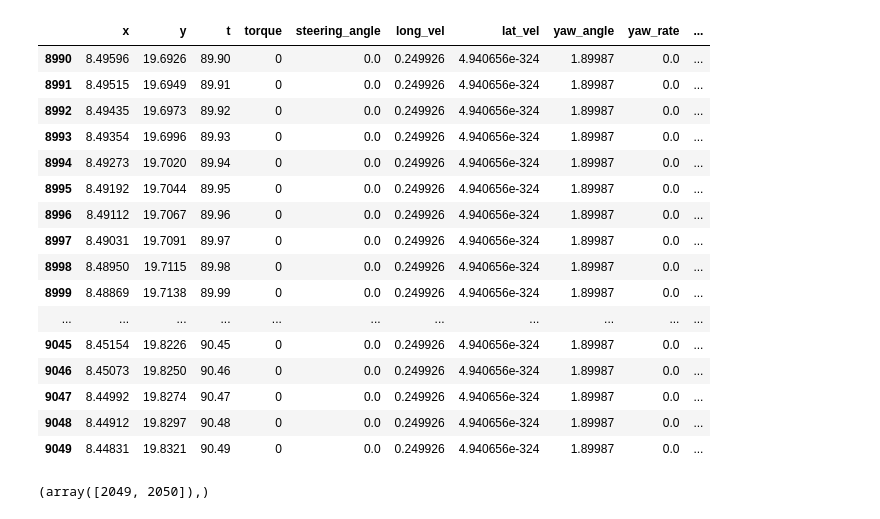
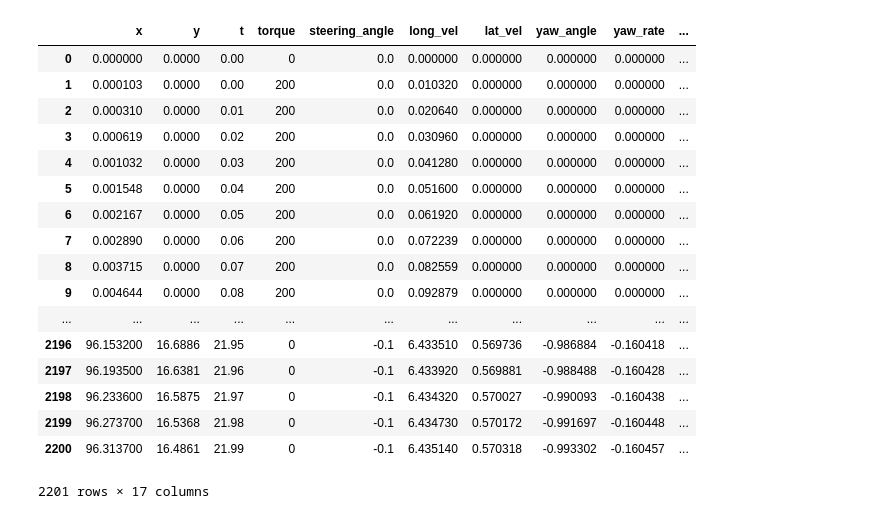
Before and after one commit to AvaRat/dynamic-model-car-simulator, a Jupyter notebook: simulator_visualization.ipynb, the cells around one changed output. Saved outputs shown, nothing was run; the diff lists cells and outputs as text; code cells hidden in the pictures.

```diff
--- a/simulator_visualization.ipynb
+++ b/simulator_visualization.ipynb
@@ -1,38 +1,45 @@
 # %%
 import pandas as pd
 import numpy as np
 import matplotlib.pyplot as plt
 import matplotlib.gridspec as gridspec
 
-data_raw = pd.read_csv('/home/marcel/catkin_ws/src/dynamic-model-car-simulator/data.csv')
+data_raw = pd.read_csv('data.csv')
+params = {}
+with open('params.txt') as f:
+    for line in f:
+        b = line.split(' ')
+        params[b[0]] = float(b[1])
+
 data = pd.DataFrame(data=data_raw)
-interest_a = 8990
-interest_b = 9050
+interest_a = 190
+interest_b = 210
 d = data[interest_a:interest_b] #19 30
-n = 10   # granularity
-#plt.plot(data['x'], data['t'])
 
-#print('experiment end time: ' + repr(np.max(data['t'])) + 's')
-d
+dT = params['dT']
+angle_ch_t_1 = params['steering_1_duration']
+angle_ch_t_2 = params['steering_1_duration'] + params['steering_2_duration']
+
+torque_ch_t_1 = params['torque_1_duration']
+torque_ch_t_2 = params['torque_1_duration'] + params['torque_2_duration']
+n = 1   # granularity
+data
 # %% [output]
 |  | x | y | t | torque | steering_angle | long_vel | lat_vel | yaw_angle | yaw_rate | ... |
-| 8990 | 8.49596 | 19.6926 | 89.90 | 0 | 0.0 | 0.249926 | 4.940656e-324 | 1.89987 | 0.0 | ... |
-| 8991 | 8.49515 | 19.6949 | 89.91 | 0 | 0.0 | 0.249926 | 4.940656e-324 | 1.89987 | 0.0 | ... |
-| 8992 | 8.49435 | 19.6973 | 89.92 | 0 | 0.0 | 0.249926 | 4.940656e-324 | 1.89987 | 0.0 | ... |
-| 8993 | 8.49354 | 19.6996 | 89.93 | 0 | 0.0 | 0.249926 | 4.940656e-324 | 1.89987 | 0.0 | ... |
-| 8994 | 8.49273 | 19.7020 | 89.94 | 0 | 0.0 | 0.249926 | 4.940656e-324 | 1.89987 | 0.0 | ... |
-| 8995 | 8.49192 | 19.7044 | 89.95 | 0 | 0.0 | 0.249926 | 4.940656e-324 | 1.89987 | 0.0 | ... |
-| 8996 | 8.49112 | 19.7067 | 89.96 | 0 | 0.0 | 0.249926 | 4.940656e-324 | 1.89987 | 0.0 | ... |
-| 8997 | 8.49031 | 19.7091 | 89.97 | 0 | 0.0 | 0.249926 | 4.940656e-324 | 1.89987 | 0.0 | ... |
-| 8998 | 8.48950 | 19.7115 | 89.98 | 0 | 0.0 | 0.249926 | 4.940656e-324 | 1.89987 | 0.0 | ... |
-| 8999 | 8.48869 | 19.7138 | 89.99 | 0 | 0.0 | 0.249926 | 4.940656e-324 | 1.89987 | 0.0 | ... |
+| 0 | 0.000000 | 0.0000 | 0.00 | 0 | 0.0 | 0.000000 | 0.000000 | 0.000000 | 0.000000 | ... |
+| 1 | 0.000103 | 0.0000 | 0.00 | 200 | 0.0 | 0.010320 | 0.000000 | 0.000000 | 0.000000 | ... |
+| 2 | 0.000310 | 0.0000 | 0.01 | 200 | 0.0 | 0.020640 | 0.000000 | 0.000000 | 0.000000 | ... |
+| 3 | 0.000619 | 0.0000 | 0.02 | 200 | 0.0 | 0.030960 | 0.000000 | 0.000000 | 0.000000 | ... |
+| 4 | 0.001032 | 0.0000 | 0.03 | 200 | 0.0 | 0.041280 | 0.000000 | 0.000000 | 0.000000 | ... |
+| 5 | 0.001548 | 0.0000 | 0.04 | 200 | 0.0 | 0.051600 | 0.000000 | 0.000000 | 0.000000 | ... |
+| 6 | 0.002167 | 0.0000 | 0.05 | 200 | 0.0 | 0.061920 | 0.000000 | 0.000000 | 0.000000 | ... |
+| 7 | 0.002890 | 0.0000 | 0.06 | 200 | 0.0 | 0.072239 | 0.000000 | 0.000000 | 0.000000 | ... |
+| 8 | 0.003715 | 0.0000 | 0.07 | 200 | 0.0 | 0.082559 | 0.000000 | 0.000000 | 0.000000 | ... |
+| 9 | 0.004644 | 0.0000 | 0.08 | 200 | 0.0 | 0.092879 | 0.000000 | 0.000000 | 0.000000 | ... |
 | ... | ... | ... | ... | ... | ... | ... | ... | ... | ... | ... |
-| 9045 | 8.45154 | 19.8226 | 90.45 | 0 | 0.0 | 0.249926 | 4.940656e-324 | 1.89987 | 0.0 | ... |
-| 9046 | 8.45073 | 19.8250 | 90.46 | 0 | 0.0 | 0.249926 | 4.940656e-324 | 1.89987 | 0.0 | ... |
-| 9047 | 8.44992 | 19.8274 | 90.47 | 0 | 0.0 | 0.249926 | 4.940656e-324 | 1.89987 | 0.0 | ... |
-| 9048 | 8.44912 | 19.8297 | 90.48 | 0 | 0.0 | 0.249926 | 4.940656e-324 | 1.89987 | 0.0 | ... |
-| 9049 | 8.44831 | 19.8321 | 90.49 | 0 | 0.0 | 0.249926 | 4.940656e-324 | 1.89987 | 0.0 | ... |
+| 2196 | 96.153200 | 16.6886 | 21.95 | 0 | -0.1 | 6.433510 | 0.569736 | -0.986884 | -0.160418 | ... |
+| 2197 | 96.193500 | 16.6381 | 21.96 | 0 | -0.1 | 6.433920 | 0.569881 | -0.988488 | -0.160428 | ... |
+| 2198 | 96.233600 | 16.5875 | 21.97 | 0 | -0.1 | 6.434320 | 0.570027 | -0.990093 | -0.160438 | ... |
+| 2199 | 96.273700 | 16.5368 | 21.98 | 0 | -0.1 | 6.434730 | 0.570172 | -0.991697 | -0.160448 | ... |
+| 2200 | 96.313700 | 16.4861 | 21.99 | 0 | -0.1 | 6.435140 | 0.570318 | -0.993302 | -0.160457 | ... |
+2201 rows × 17 columns
-# %%
-np.where(data['slip_angle_f'] == np.max(data['slip_angle_f']))
-# %% [output]
-(array([2049, 2050]),)
```
Also changed, not shown: parts of 22 cells of this notebook, 7 other files.
